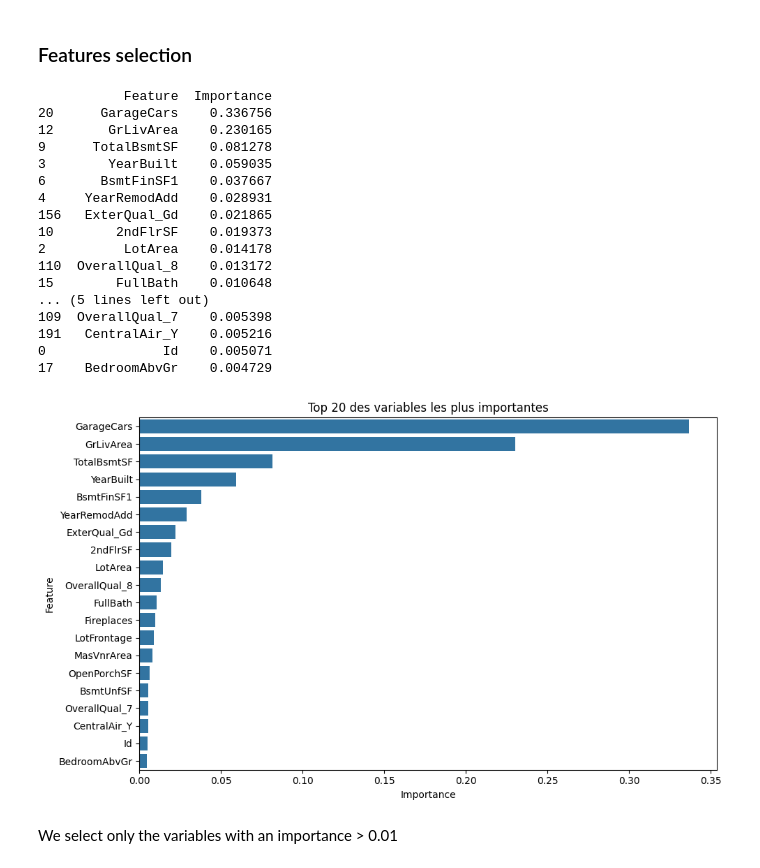
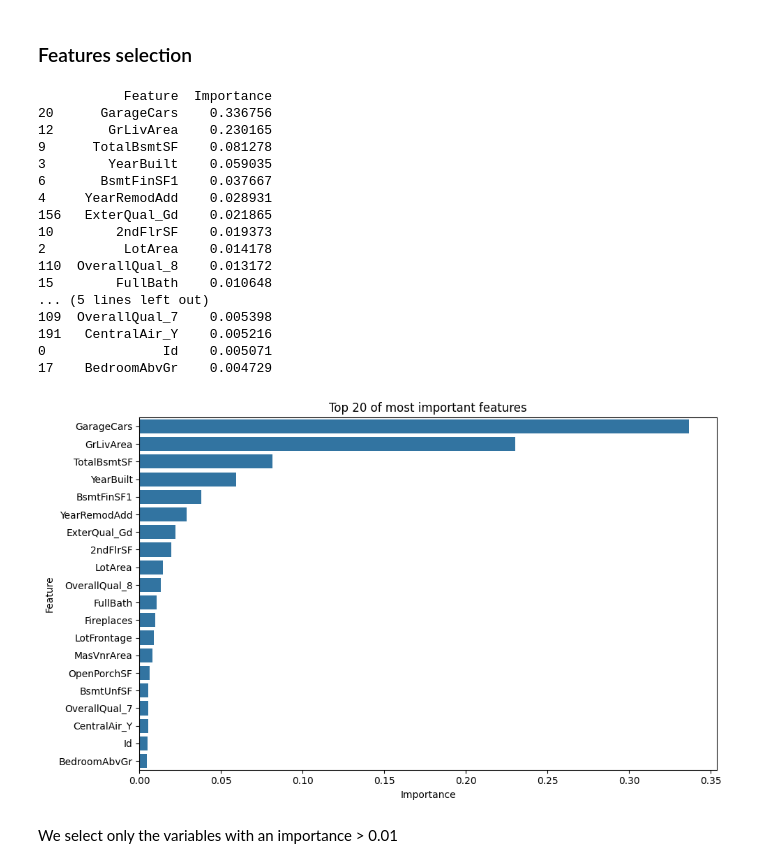
Before and after one commit to decimoplays/CStat-Project, a Jupyter notebook: cstat-project.ipynb, the cells around one changed output. Saved outputs shown, nothing was run; the diff lists cells and outputs as text; code cells hidden in the pictures.

```diff
--- a/cstat-project.ipynb
+++ b/cstat-project.ipynb
@@ -115,35 +115,35 @@ model.fit(X, y)
 importances = model.feature_importances_
 importance_df = pd.DataFrame({
     'Feature': X.columns,
     'Importance': importances
 }).sort_values(by='Importance', ascending=False)
 
 print(importance_df.head(20))
 
 plt.figure(figsize=(10, 6))
 sns.barplot(x='Importance', y='Feature', data=importance_df.head(20))
-plt.title("Top 20 des variables les plus importantes")
+plt.title("Top 20 of most important features")
 plt.tight_layout()
 plt.show()
 # %% [output]
            Feature  Importance
 20      GarageCars    0.336756
 12       GrLivArea    0.230165
 9      TotalBsmtSF    0.081278
 3        YearBuilt    0.059035
 6       BsmtFinSF1    0.037667
 4     YearRemodAdd    0.028931
 156   ExterQual_Gd    0.021865
 10        2ndFlrSF    0.019373
 2          LotArea    0.014178
 110  OverallQual_8    0.013172
 15        FullBath    0.010648
 ... (5 lines left out)
 109  OverallQual_7    0.005398
 191   CentralAir_Y    0.005216
 0               Id    0.005071
 17    BedroomAbvGr    0.004729
-[figure, old version]
+[figure, new version]
 # %% [markdown]
 We select only the variables with an importance > 0.01
 # %%
```
Also changed, not shown: parts of 28 cells of this notebook.
